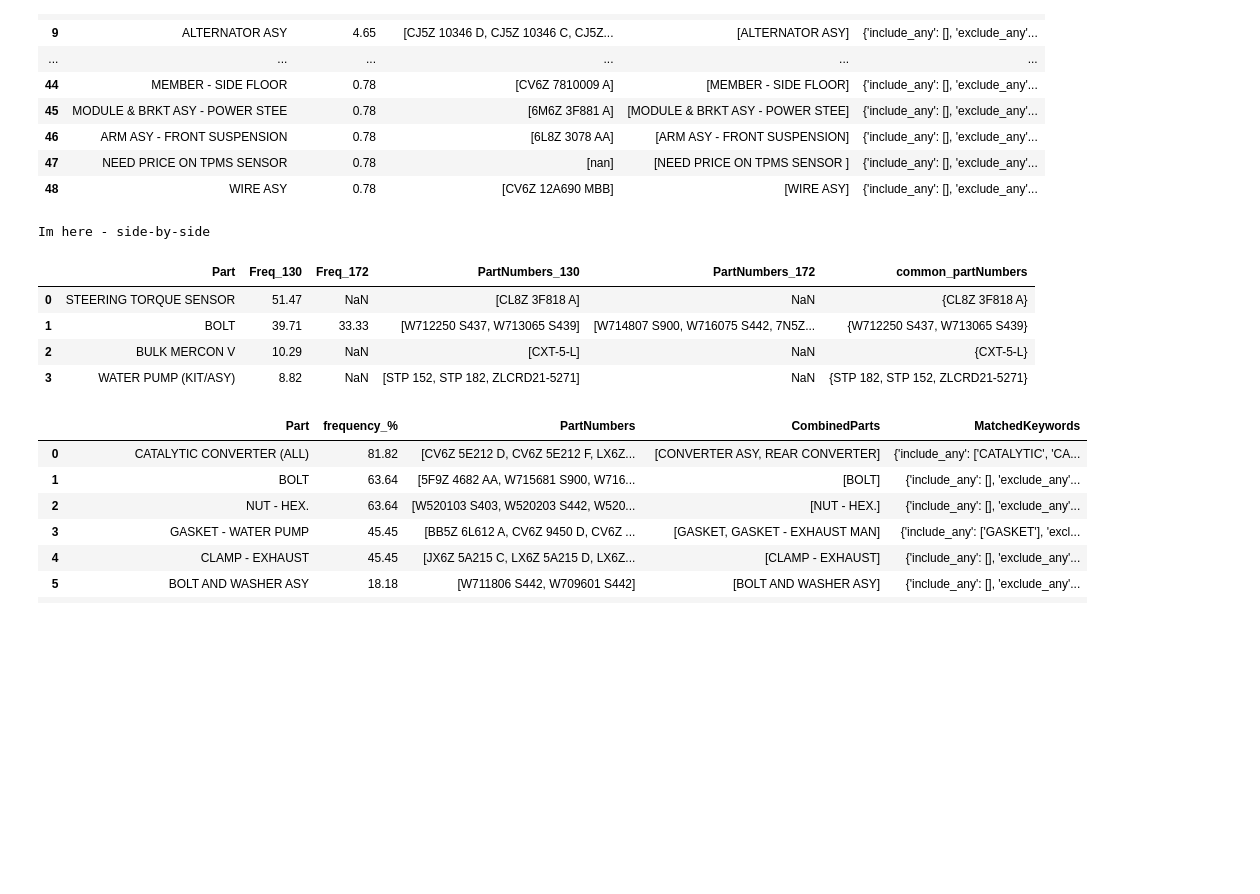
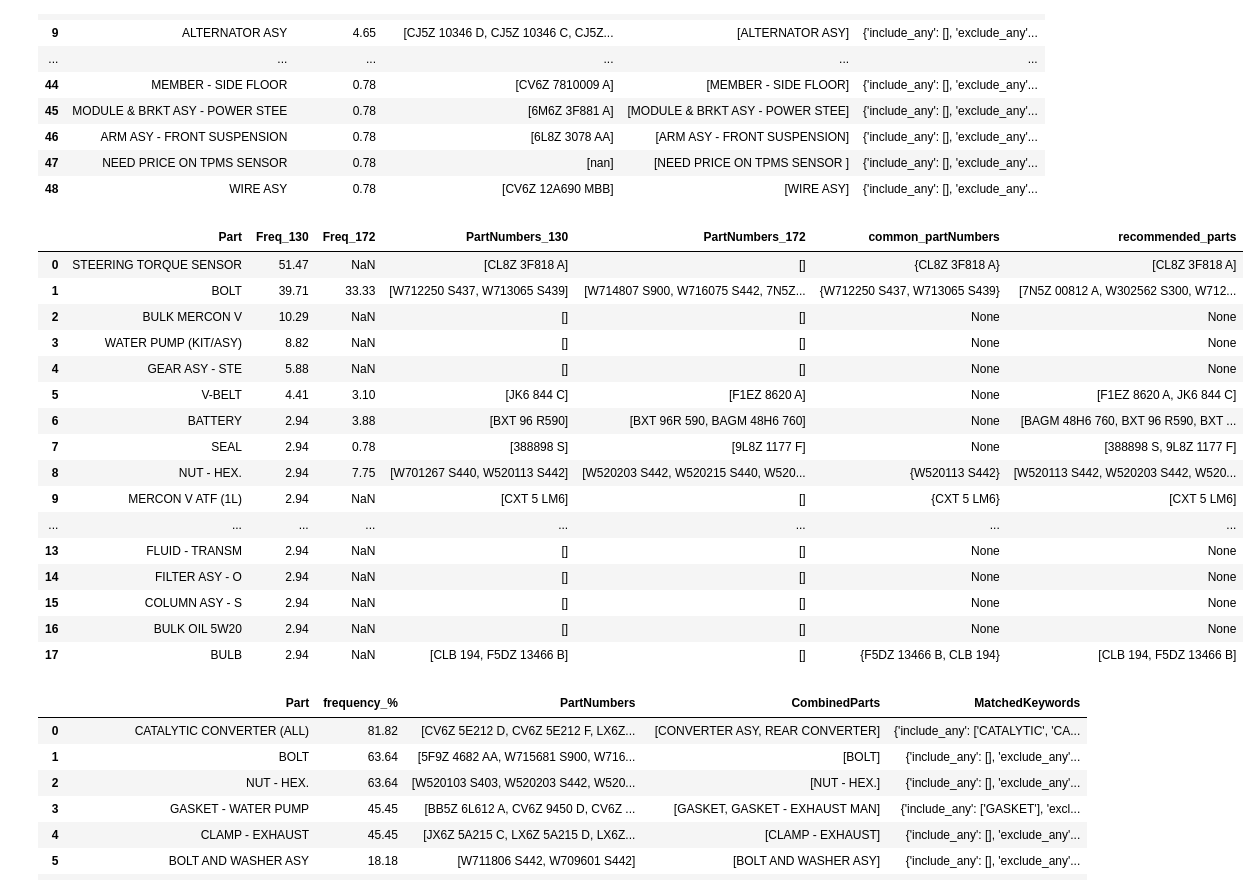
Before and after one commit to MeliPax/SPG, a Jupyter notebook: research/SPG_single_model_analysis.ipynb, the cells around one changed output. Cells and saved outputs as stored; diff of their text form; code cells hidden in the pictures; blank space fills up the shorter version.

Commit message:
Able to recomend veted part numbers - done

```diff
--- a/research/SPG_single_model_analysis.ipynb
+++ b/research/SPG_single_model_analysis.ipynb
@@ -1725,14 +1885,25 @@ results172_power_str = execute_model(request_tbl_df = request_tbl_172, search_ke
 | 48 | WIRE ASY | 0.78 | [CV6Z 12A690 MBB] | [WIRE ASY] | {'include_any': [], 'exclude_any'... |
 # %%
 
-compare_site_results_side_by_side(results130_power_str, results172_power_str)
+compare_site_results_side_by_side(results130_power_str, results172_power_str, perc_thresh=2)
 # %% [output]
-Im here - side-by-side
-|  | Part | Freq_130 | Freq_172 | PartNumbers_130 | PartNumbers_172 | common_partNumbers |
-| 0 | STEERING TORQUE SENSOR | 51.47 | NaN | [CL8Z 3F818 A] | NaN | {CL8Z 3F818 A} |
-| 1 | BOLT | 39.71 | 33.33 | [W712250 S437, W713065 S439] | [W714807 S900, W716075 S442, 7N5Z... | {W712250 S437, W713065 S439} |
-| 2 | BULK MERCON V | 10.29 | NaN | [CXT-5-L] | NaN | {CXT-5-L} |
-| 3 | WATER PUMP (KIT/ASY) | 8.82 | NaN | [STP 152, STP 182, ZLCRD21-5271] | NaN | {STP 182, STP 152, ZLCRD21-5271} |
+|  | Part | Freq_130 | Freq_172 | PartNumbers_130 | PartNumbers_172 | common_partNumbers | recommended_parts |
+| 0 | STEERING TORQUE SENSOR | 51.47 | NaN | [CL8Z 3F818 A] | [] | {CL8Z 3F818 A} | [CL8Z 3F818 A] |
+| 1 | BOLT | 39.71 | 33.33 | [W712250 S437, W713065 S439] | [W714807 S900, W716075 S442, 7N5Z... | {W712250 S437, W713065 S439} | [7N5Z 00812 A, W302562 S300, W712... |
+| 2 | BULK MERCON V | 10.29 | NaN | [] | [] | None | None |
+| 3 | WATER PUMP (KIT/ASY) | 8.82 | NaN | [] | [] | None | None |
+| 4 | GEAR ASY - STE | 5.88 | NaN | [] | [] | None | None |
+| 5 | V-BELT | 4.41 | 3.10 | [JK6 844 C] | [F1EZ 8620 A] | None | [F1EZ 8620 A, JK6 844 C] |
+| 6 | BATTERY | 2.94 | 3.88 | [BXT 96 R590] | [BXT 96R 590, BAGM 48H6 760] | None | [BAGM 48H6 760, BXT 96 R590, BXT ... |
+| 7 | SEAL | 2.94 | 0.78 | [388898 S] | [9L8Z 1177 F] | None | [388898 S, 9L8Z 1177 F] |
+| 8 | NUT - HEX. | 2.94 | 7.75 | [W701267 S440, W520113 S442] | [W520203 S442, W520215 S440, W520... | {W520113 S442} | [W520113 S442, W520203 S442, W520... |
+| 9 | MERCON V ATF (1L) | 2.94 | NaN | [CXT 5 LM6] | [] | {CXT 5 LM6} | [CXT 5 LM6] |
+| ... | ... | ... | ... | ... | ... | ... | ... |
+| 13 | FLUID - TRANSM | 2.94 | NaN | [] | [] | None | None |
+| 14 | FILTER ASY - O | 2.94 | NaN | [] | [] | None | None |
+| 15 | COLUMN ASY - S | 2.94 | NaN | [] | [] | None | None |
+| 16 | BULK OIL 5W20 | 2.94 | NaN | [] | [] | None | None |
+| 17 | BULB | 2.94 | NaN | [CLB 194, F5DZ 13466 B] | [] | {F5DZ 13466 B, CLB 194} | [CLB 194, F5DZ 13466 B] |
 # %%
 
 key_wrd = key_wrds[2]
```
Also changed, not shown: parts of 13 cells of this notebook.
